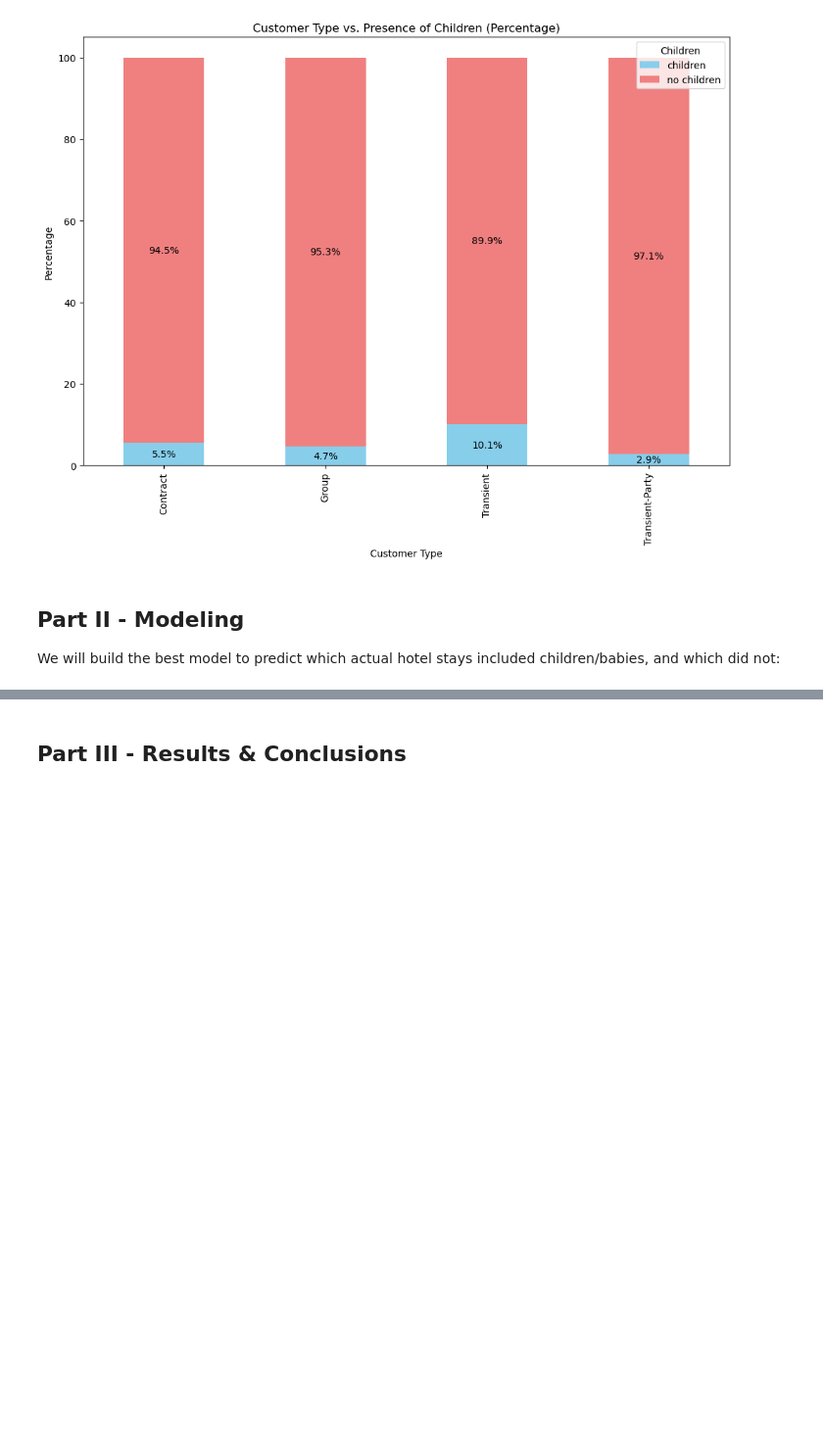
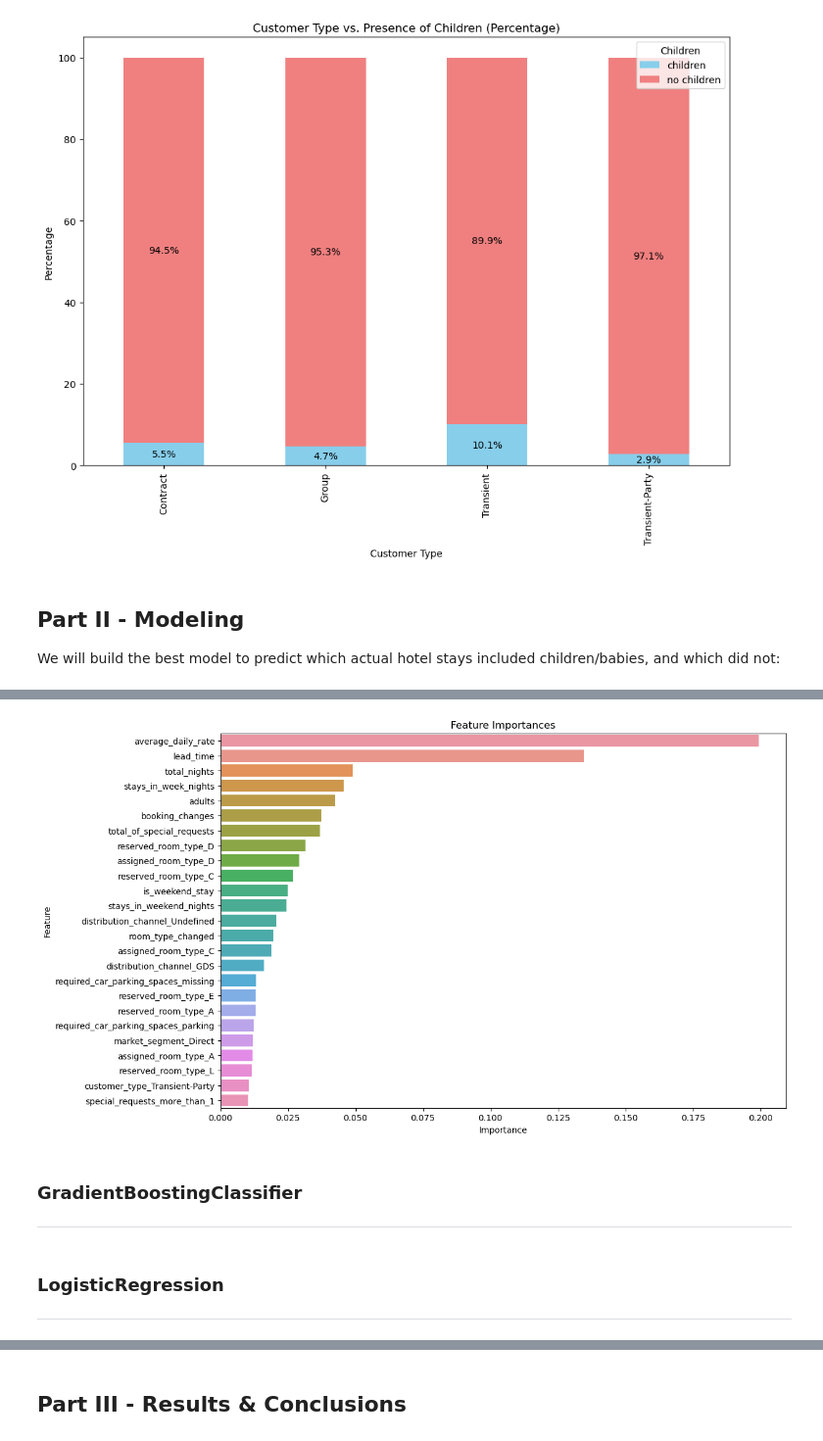
Before and after one commit to ariosramirez/Hotel-booking-demand-challenge, a Jupyter notebook: fligoo_take_home_data_scientist_semi_senior.ipynb, the cells around one changed output, grey strips where cells are left out. Shown at 98% size. Cells and saved outputs as stored; diff of their text form; code cells hidden in the pictures; blank space fills up the shorter version.

```diff
--- a/fligoo_take_home_data_scientist_semi_senior.ipynb
+++ b/fligoo_take_home_data_scientist_semi_senior.ipynb
@@ -669,0 +820,24 @@ Pipeline(steps=[('add_total_nights', AddTotalNights()),
+# %%
+numeric_features_ = numeric_features + ['total_nights', 'is_weekend_stay', 'room_type_changed', 'special_requests_more_than_1']
+
+# Get feature importances from the model
+importances = pipeline.named_steps['model'].feature_importances_
+feature_names = list(numeric_features_) + list(pipeline.named_steps['preprocessor'].transformers_[1][1].named_steps['onehot'].get_feature_names_out(categorical_features))
+
+# Create a DataFrame for visualization
+feature_importances = pd.DataFrame({'Feature': feature_names, 'Importance': importances})
+feature_importances = feature_importances.sort_values(by='Importance', ascending=False)
+
+# Plot feature importances
+plt.figure(figsize=(12, 8))
+sns.barplot(x='Importance', y='Feature', data=feature_importances.head(25))
+plt.title('Feature Importances')
+plt.show()
+# %% [output]
+[figure, added]
+# %% [markdown]
+### GradientBoostingClassifier
+***
+# %% [markdown]
+### LogisticRegression
+***
```
Also changed, not shown: parts of 25 cells of this notebook, 3 other files.
